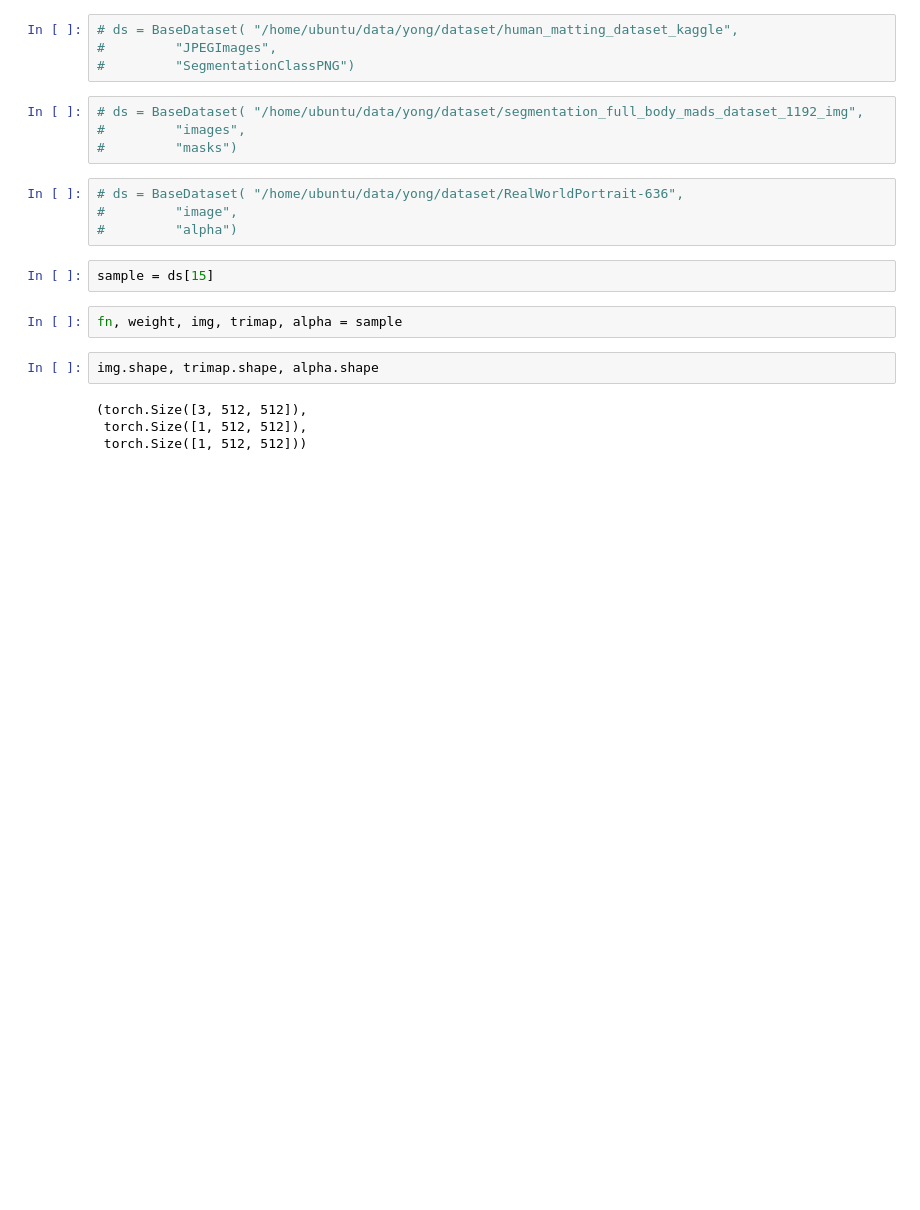
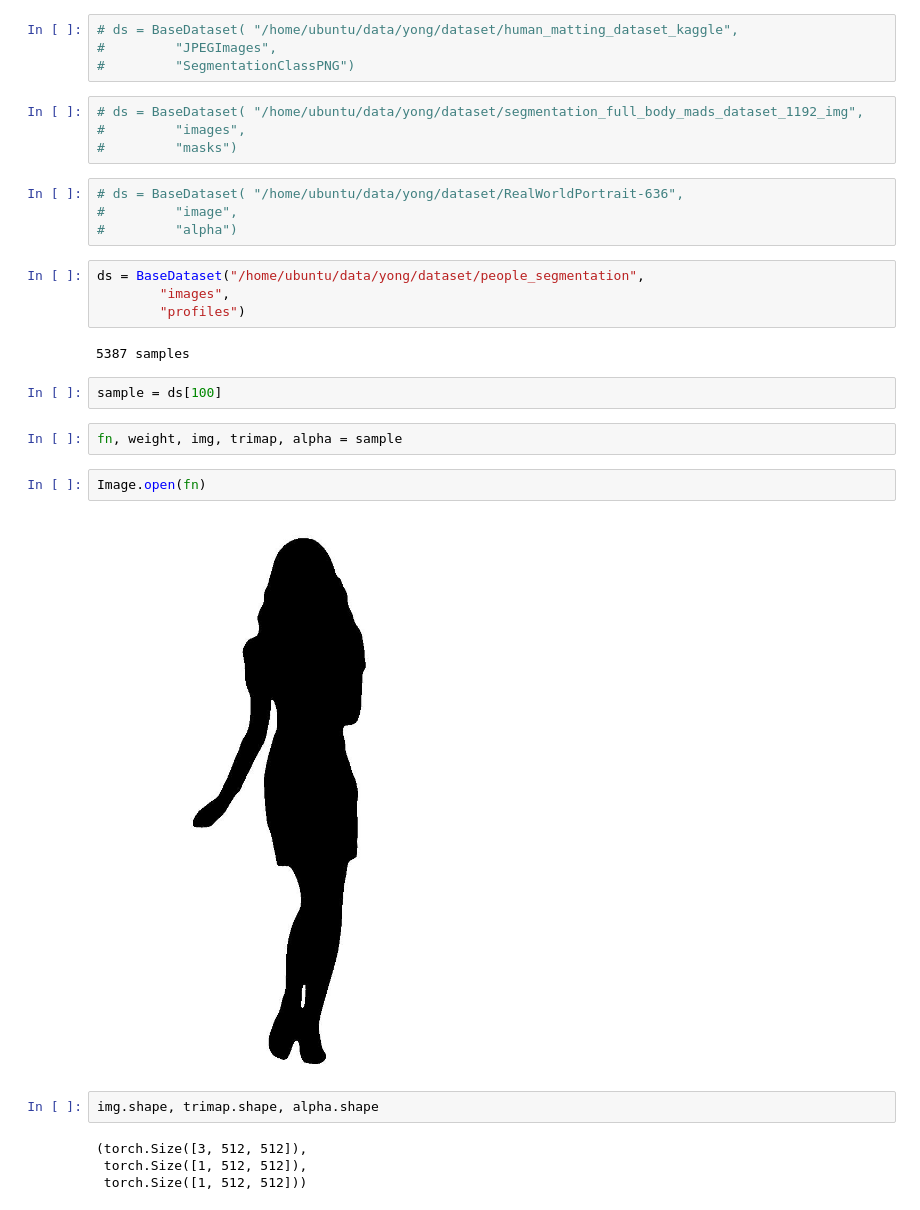
Before and after one commit to shizidushu/MODNet, a Jupyter notebook: src/datasets/data.ipynb, the cells around one changed output. Saved outputs shown, nothing was run; the diff lists cells and outputs as text; blank space fills up the shorter version.

```diff
--- a/src/datasets/data.ipynb
+++ b/src/datasets/data.ipynb
@@ -34,10 +32,20 @@ ds = BaseDataset(root_dir, img_dir="images", alpha_dir="masks")
 # ds = BaseDataset( "/home/ubuntu/data/yong/dataset/RealWorldPortrait-636",
 #         "image",
 #         "alpha")
+# %%
+ds = BaseDataset("/home/ubuntu/data/yong/dataset/people_segmentation",
+        "images",
+        "profiles")
+# %% [output]
+5387 samples
 # %%
-sample = ds[15]
+sample = ds[100]
 # %%
 fn, weight, img, trimap, alpha = sample
+# %%
+Image.open(fn)
+# %% [output]
+[figure, added]
 # %%
 img.shape, trimap.shape, alpha.shape
 # %% [output]
```
Also changed, not shown: parts of 4 cells of this notebook, 2 other files.
